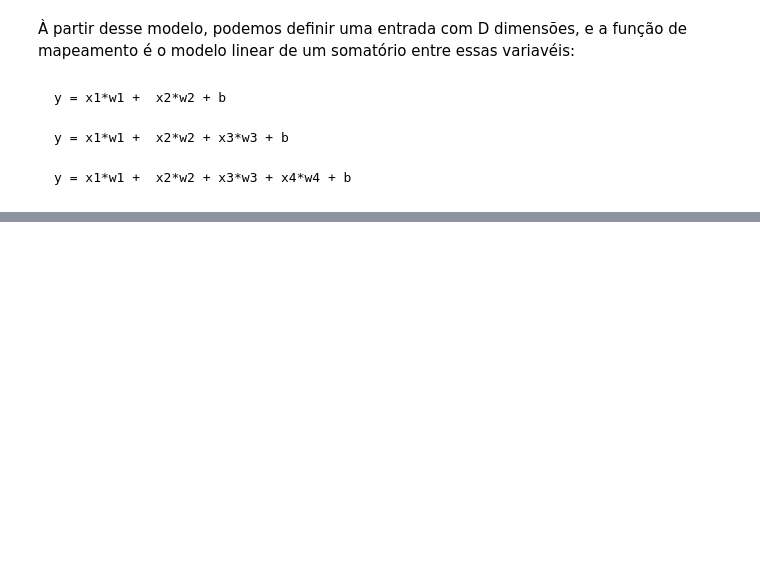
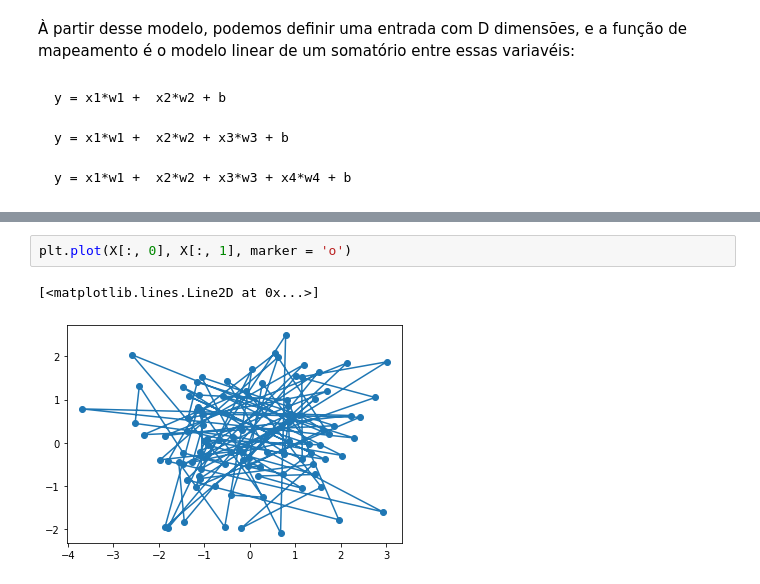
Before and after one commit to ClovisMonteiro/Redes_neurais, a Jupyter notebook: Classificação_Linear.ipynb, the cells around one changed output, grey strips where cells are left out. Saved outputs shown, nothing was run; the diff lists cells and outputs as text; blank space fills up the shorter version.

```diff
--- a/Classificação_Linear.ipynb
+++ b/Classificação_Linear.ipynb
@@ -101,0 +123,5 @@ y = x1*w1 +  x2*w2 + x3*w3 + x4*w4 + b
+# %%
+plt.plot(X[:, 0], X[:, 1], marker = 'o')
+# %% [output]
+[<matplotlib.lines.Line2D at 0x...>]
+[figure, added]
```
Also changed, not shown: parts of 17 cells of this notebook.
